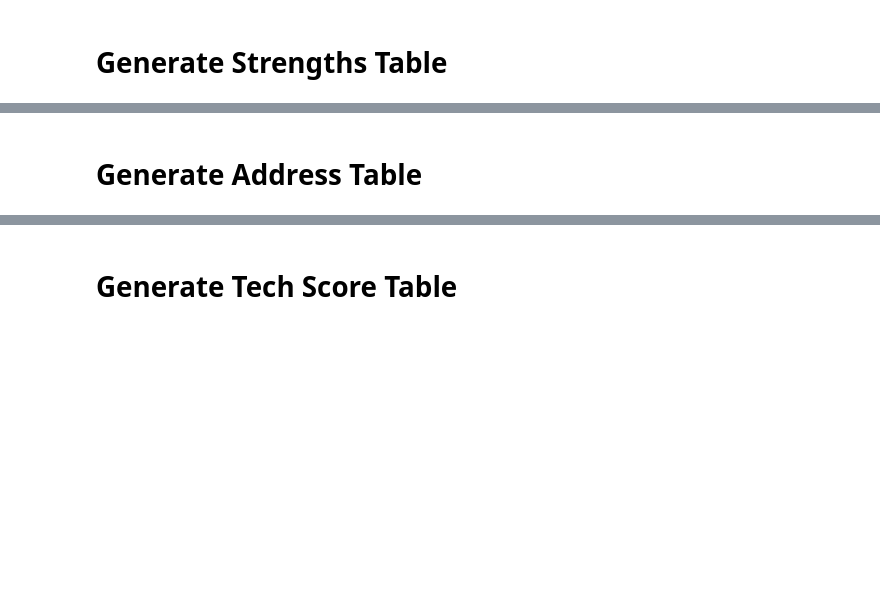
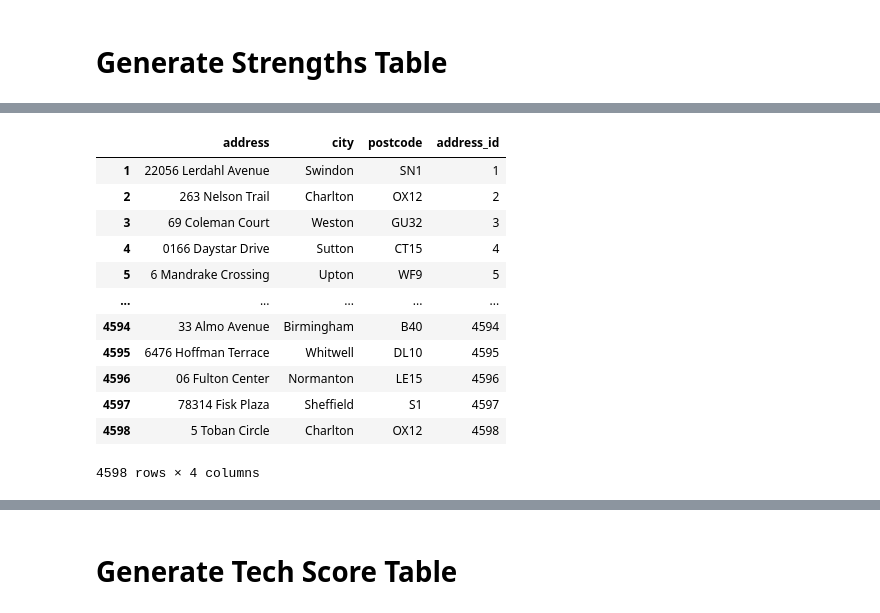
Before and after one commit to GurjinderB/SpartaGlobalETLPipeline, a Jupyter notebook: transform_to_tables.ipynb, the cells around one changed output, grey strips where cells are left out. Drawn from its saved outputs; the diff is of its cells as text; code cells hidden in the pictures; blank space fills up the shorter version.

```diff
--- a/transform_to_tables.ipynb
+++ b/transform_to_tables.ipynb
@@ -51,0 +125,20 @@ display(candidates)
+# %%
+# makes an address table dataframe
+def generate_address_df(df):
+    addresses = list()
+    # for each row in the talent csv files, add each unique address, city and postcode to a list
+    for index, row in df.iterrows():
+                address_list = list()
+                address_list.append(row["address"])
+                address_list.append(row["city"])
+                address_list.append(row["postcode"])
+                if address_list not in addresses:
+                    addresses.append(address_list)
+
+    address_table = pd.DataFrame(addresses, columns=["address", "city", "postcode"])
+    address_table.index = address_table.index + 1
+    address_table['address_id'] = address_table.index
+    return address_table
+# %%
+address_table = generate_address_df(df_csv)
+display(address_table)
@@ -166,5 +347,3 @@ display(strengths_junc_df)
-# %% [markdown]
-# Generate Address Table
 # %%
 # makes an address table dataframe
 def generate_address_df(df):
@@ -183,3 +363,18 @@ def generate_address_df(df):
     return address_table
 # %%
-display(generate_address_df(df_csv))
+address_table = generate_address_df(df_csv)
+display(address_table)
+# %% [output]
+|  | address | city | postcode | address_id |
+| 1 | 22056 Lerdahl Avenue | Swindon | SN1 | 1 |
+| 2 | 263 Nelson Trail | Charlton | OX12 | 2 |
+| 3 | 69 Coleman Court | Weston | GU32 | 3 |
+| 4 | 0166 Daystar Drive | Sutton | CT15 | 4 |
+| 5 | 6 Mandrake Crossing | Upton | WF9 | 5 |
+| ... | ... | ... | ... | ... |
+| 4594 | 33 Almo Avenue | Birmingham | B40 | 4594 |
+| 4595 | 6476 Hoffman Terrace | Whitwell | DL10 | 4595 |
+| 4596 | 06 Fulton Center | Normanton | LE15 | 4596 |
+| 4597 | 78314 Fisk Plaza | Sheffield | S1 | 4597 |
+| 4598 | 5 Toban Circle | Charlton | OX12 | 4598 |
+4598 rows × 4 columns
```
Also changed, not shown: parts of 21 cells of this notebook, 1 other file.
